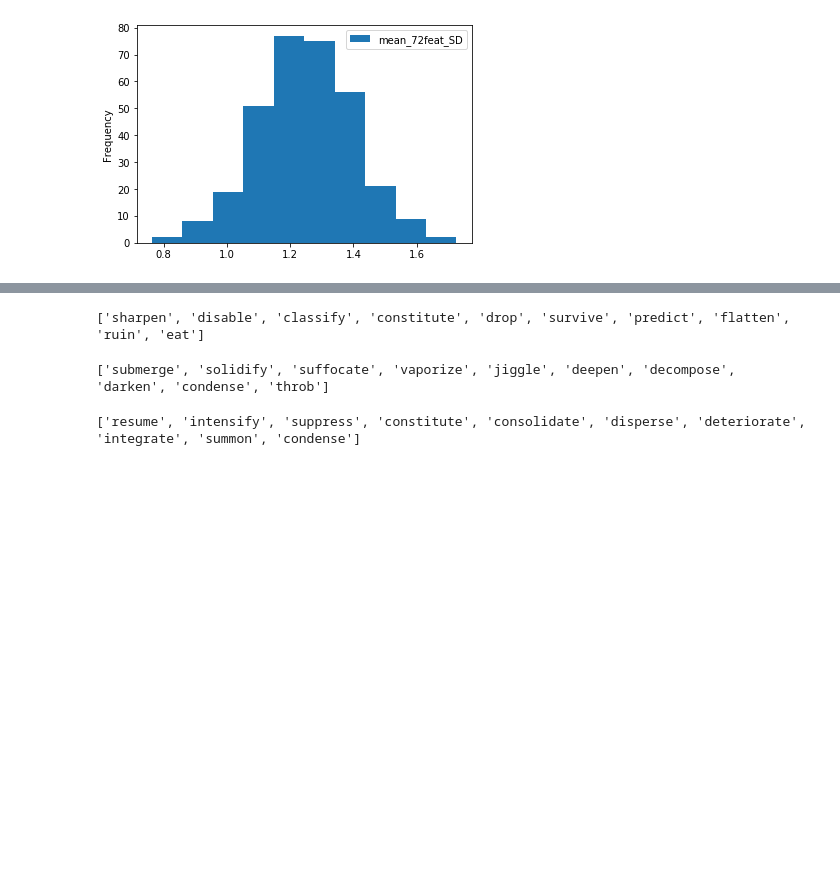
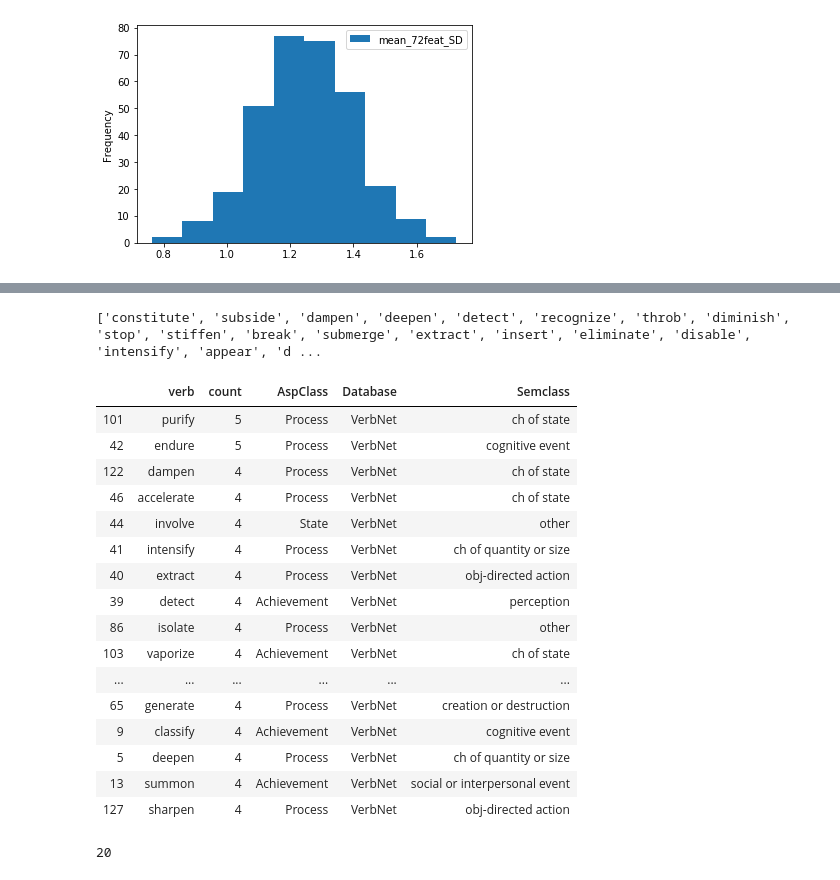
Before and after one commit to songhee-kim/VerbVec, a Jupyter notebook: AMT_analysis.ipynb, the cells around one changed output, grey strips where cells are left out. Drawn from its saved outputs; the diff is of its cells as text; code cells hidden in the pictures; blank space fills up the shorter version.

```diff
--- a/AMT_analysis.ipynb
+++ b/AMT_analysis.ipynb
@@ -448,13 +444,15 @@ asp_cat = ['activity', 'state', 'achvm']
 ### k-means cluster analysis of the entire 320 word set, with k =?
 # %%
 ###### pick bad verbs
+n=60
 df = pd.read_csv(savepath + '/list320_with_ratingsummary_0813.csv')
 df_sub = df[(df['syn_matched']==0) & (df['freq_matched']==0)]
-by_72sd = df_sub.sort_values(by='mean_72feat_SD', ascending=False)['Lemma'].tolist()[:20]
-by_6sd = df_sub.sort_values(by='mean_6feat_SD', ascending=False)['Lemma'].tolist()[:20]
-by_freq = df_sub.sort_values(by='LogFreqHAL', ascending=True)['Lemma'].tolist()[:20]
-by_ageofaqsn = df_sub.sort_values(by='AgeofAcqsn', ascending=False)['Lemma'].tolist()[:20]
+by_72sd = df_sub.sort_values(by='mean_72feat_SD', ascending=False)['Lemma'].tolist()[:n]
+by_6sd = df_sub.sort_values(by='mean_6feat_SD', ascending=False)['Lemma'].tolist()[:n]
+by_freq = df_sub.sort_values(by='LogFreqHAL', ascending=True)['Lemma'].tolist()[:n]
+by_ageofaqsn = df_sub.sort_values(by='AgeofAcqsn', ascending=False)['Lemma'].tolist()[:n]
+by_meancorr = df_sub.sort_values(by='mean_fcorr', ascending=True)['Lemma'].tolist()[:n]
 #df.shape[0] - df_sub.shape[0]
 #df[(df['category'] == 'A') & (df['value'].between(10,20))]
-by_72sd
+by_ageofaqsn[:10]
 # %% [output]
@@ -485,15 +460,48 @@ break 1
-# %%
-by_6sd[0:10]
-# %% [output]
-['sharpen', 'disable', 'classify', 'constitute', 'drop', 'survive', 'predict', 'flatten', 'ruin', 'eat']
-# %%
-by_freq[0:10]
-# %% [output]
-['submerge', 'solidify', 'suffocate', 'vaporize', 'jiggle', 'deepen', 'decompose', 'darken', 'condense', 'throb']
-# %%
-by_ageofaqsn[0:10]
-# %% [output]
-['resume', 'intensify', 'suppress', 'constitute', 'consolidate', 'disperse', 'deteriorate', 'integrate', 'summon', 'condense']
+# %%
+by_meancorr[:20]
+# %% [output]
+['constitute', 'subside', 'dampen', 'deepen', 'detect', 'recognize', 'throb', 'diminish', 'stop', 'stiffen', 'break', 'submerge', 'extract', 'insert', 'eliminate', 'disable', 'intensify', 'appear', 'd ...
+# %%
+combined = by_72sd + by_6sd + by_freq + by_ageofaqsn + by_meancorr
+df_lookup = clean_verbs.loc[clean_verbs['Lemma'].isin(combined)]
+verbs = list(set(combined))
+bad_df = pd.DataFrame(columns = ['verb', 'count'])
+for n in range(len(verbs)):
+    ind = df_lookup.index[df_lookup['Lemma']==verbs[n]].values[0]
+    bad_df = bad_df.append({'verb': verbs[n], 'count': combined.count(verbs[n]),
+                            'Database': df_lookup.at[ind, 'Database'],
+                           'AspClass': df_lookup.at[ind, 'AspClass'],
+                           'Semclass': df_lookup.at[ind, 'SemClass']},
+                           ignore_index=True)
+    #print (n+1, verbs[n], combined.count(verbs[n]))
+bad_df.sort_values(by='count', ascending=False, inplace=True)
+bad_df.loc[(bad_df['count']>3) & (bad_df['Database']!='CREA')]
+# %% [output]
+|  | verb | count | AspClass | Database | Semclass |
+| 101 | purify | 5 | Process | VerbNet | ch of state |
+| 42 | endure | 5 | Process | VerbNet | cognitive event |
+| 122 | dampen | 4 | Process | VerbNet | ch of state |
+| 46 | accelerate | 4 | Process | VerbNet | ch of state |
+| 44 | involve | 4 | State | VerbNet | other |
+| 41 | intensify | 4 | Process | VerbNet | ch of quantity or size |
+| 40 | extract | 4 | Process | VerbNet | obj-directed action |
+| 39 | detect | 4 | Achievement | VerbNet | perception |
+| 86 | isolate | 4 | Process | VerbNet | other |
+| 103 | vaporize | 4 | Achievement | VerbNet | ch of state |
+| ... | ... | ... | ... | ... | ... |
+| 65 | generate | 4 | Process | VerbNet | creation or destruction |
+| 9 | classify | 4 | Achievement | VerbNet | cognitive event |
+| 5 | deepen | 4 | Process | VerbNet | ch of quantity or size |
+| 13 | summon | 4 | Achievement | VerbNet | social or interpersonal event |
+| 127 | sharpen | 4 | Process | VerbNet | obj-directed action |
+# %%
+clean_verbs[clean_verbs['SemClass']=='aspectual']
+badverb = ['vaporize', 'extract', 'constitute', 'intensify', 'solidify', 'disperse', 'deepen', 'dampen', 'purify',
+          'omit', 'suffocate', 'subside', 'throb', 'resume', 'classify', 'submerge', 'suppress', 'consolidate',
+           'calm', 'involve']
+len(badverb)
+# %% [output]
+20
 # %%
 #np.arctanh(0.767)
 
```
Also changed, not shown: parts of 3 cells of this notebook.
